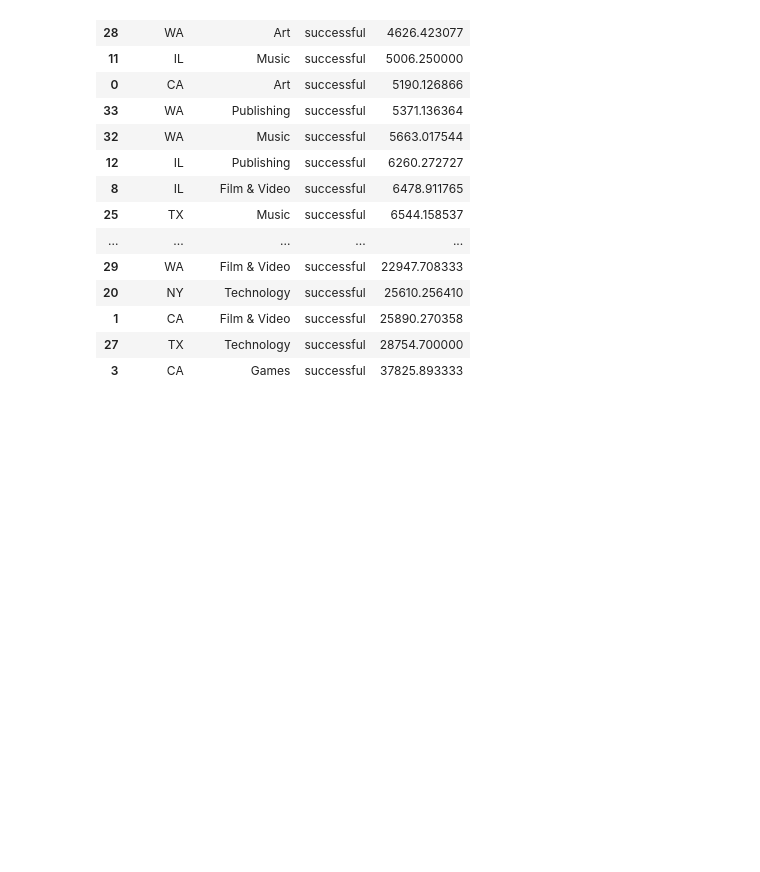
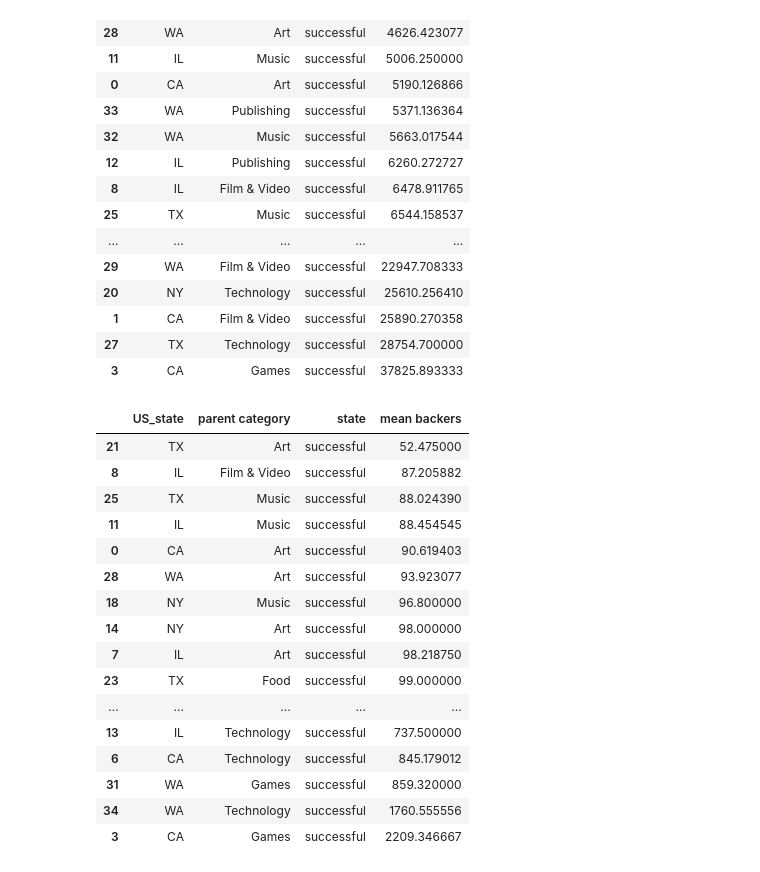
Before and after one commit to shwetasharmaeco/kickstarter_analysis, a Jupyter notebook: kickstarter_study.ipynb, the cells around one changed output. Drawn from its saved outputs; the diff is of its cells as text; code cells hidden in the pictures; blank space fills up the shorter version.

```diff
--- a/kickstarter_study.ipynb
+++ b/kickstarter_study.ipynb
@@ -579,3 +579,25 @@ mean_pledge.sort_values("mean pledge")
 | 1 | CA | Film & Video | successful | 25890.270358 |
 | 27 | TX | Technology | successful | 28754.700000 |
 | 3 | CA | Games | successful | 37825.893333 |
+# %%
+# what is the average number of backers under a particular category and a state in USA
+mean_backers = success_days.groupby(["US_state","parent category", "state"])["backers_count"].mean().reset_index(name="mean backers")
+mean_backers.sort_values("mean backers")
+# %% [output]
+|  | US_state | parent category | state | mean backers |
+| 21 | TX | Art | successful | 52.475000 |
+| 8 | IL | Film & Video | successful | 87.205882 |
+| 25 | TX | Music | successful | 88.024390 |
+| 11 | IL | Music | successful | 88.454545 |
+| 0 | CA | Art | successful | 90.619403 |
+| 28 | WA | Art | successful | 93.923077 |
+| 18 | NY | Music | successful | 96.800000 |
+| 14 | NY | Art | successful | 98.000000 |
+| 7 | IL | Art | successful | 98.218750 |
+| 23 | TX | Food | successful | 99.000000 |
+| ... | ... | ... | ... | ... |
+| 13 | IL | Technology | successful | 737.500000 |
+| 6 | CA | Technology | successful | 845.179012 |
+| 31 | WA | Games | successful | 859.320000 |
+| 34 | WA | Technology | successful | 1760.555556 |
+| 3 | CA | Games | successful | 2209.346667 |
```
Also changed, not shown: parts of 2 cells of this notebook.
